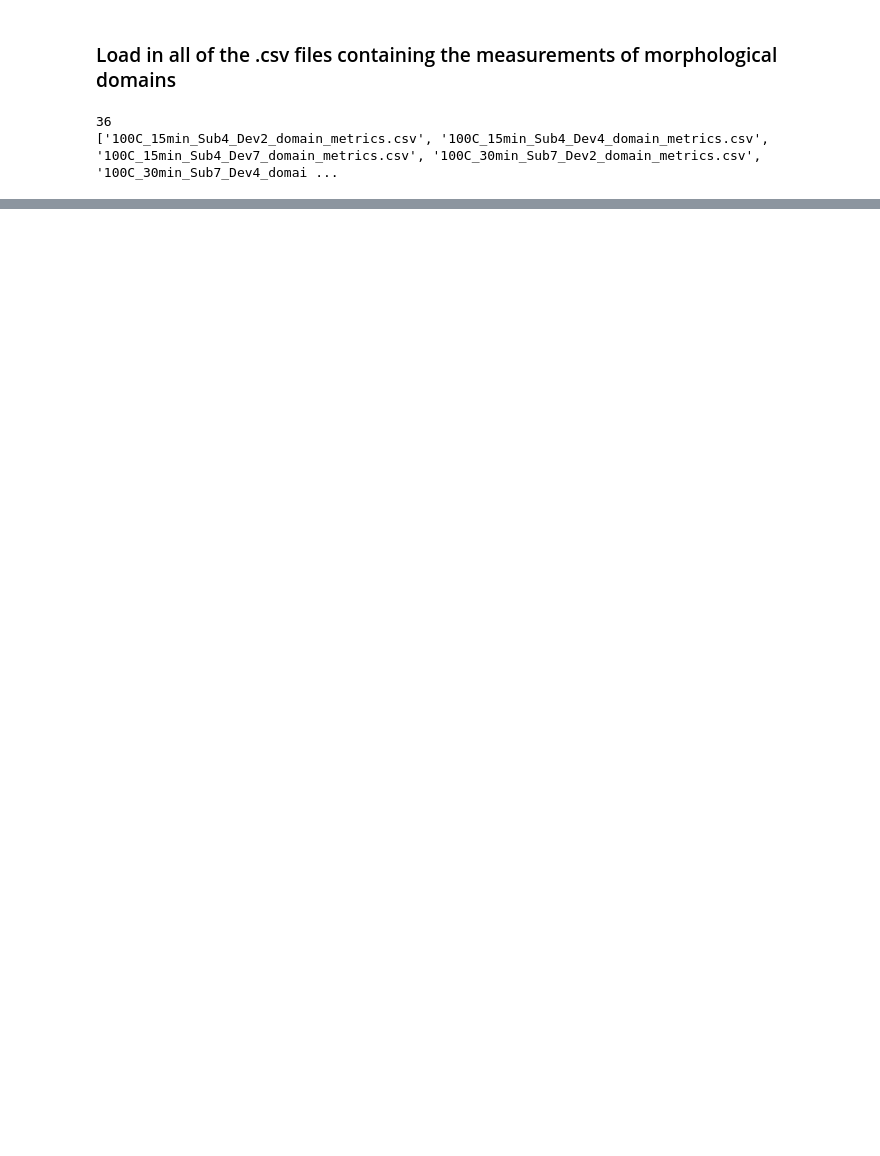
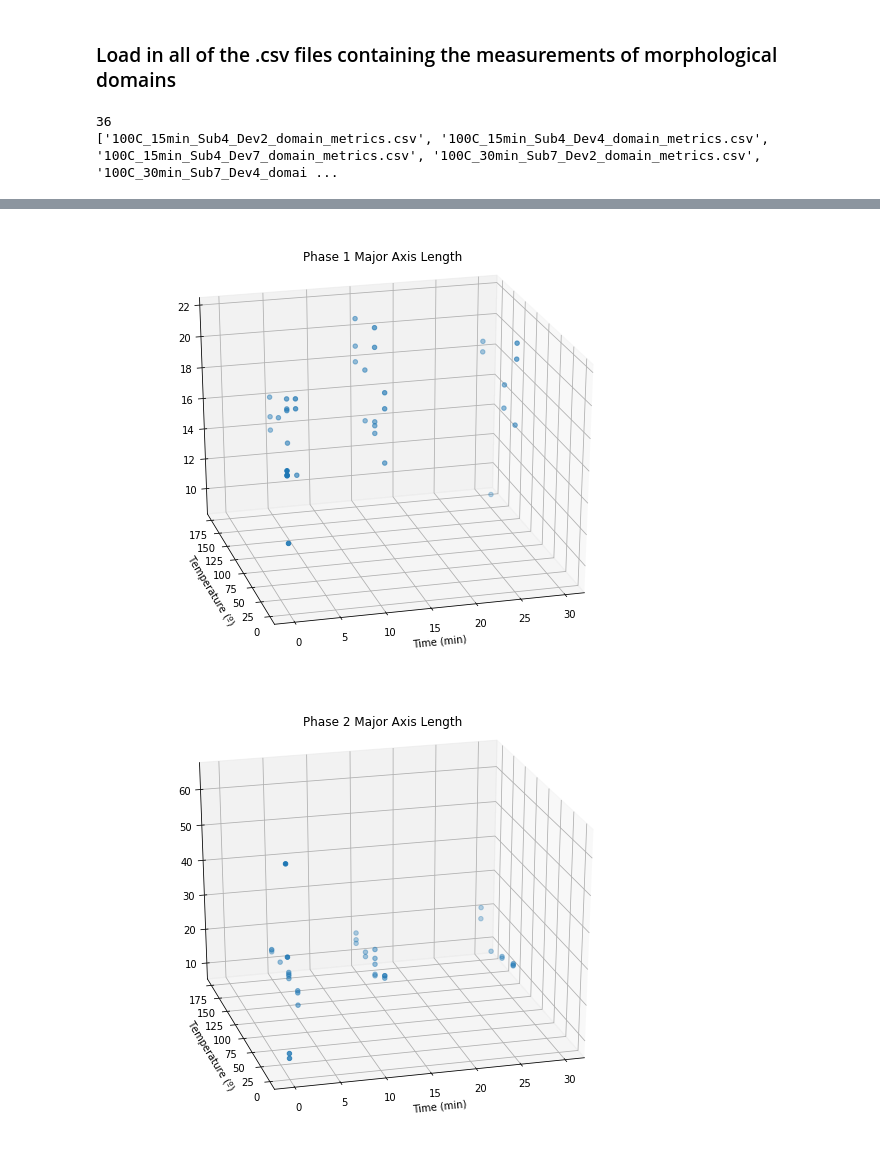
Before and after one commit to wesleyktatum/MatMAP, a Jupyter notebook: ipynb/OPV_morphology_trends.ipynb, the cells around one changed output, grey strips where cells are left out. Drawn from its saved outputs; the diff is of its cells as text; code cells hidden in the pictures; blank space fills up the shorter version.

```diff
--- a/ipynb/OPV_morphology_trends.ipynb
+++ b/ipynb/OPV_morphology_trends.ipynb
@@ -16,3 +21,6 @@ print (files)
 # %% [output]
 36
 ['100C_15min_Sub4_Dev2_domain_metrics.csv', '100C_15min_Sub4_Dev4_domain_metrics.csv', '100C_15min_Sub4_Dev7_domain_metrics.csv', '100C_30min_Sub7_Dev2_domain_metrics.csv', '100C_30min_Sub7_Dev4_domai ...
+# %%
+df = pd.read_csv(csv_file_path+files[0])
+df.head()
@@ -48,4 +42,0 @@ Phase3 = pd.DataFrame(columns = ['MajorAL_avg', 'MajorAL_stdev', 'MinorAL_avg',
-# %%
-temp_p1 = test[test['GMM_label'] == 1]
-temp_p2 = test[test['GMM_label'] == 2]
-temp_p3 = test[test['GMM_label'] == 3]
@@ -63,0 +184,39 @@ TypeError: Could not convert [165.76773808][168.7171211][91.90714495][65.0715406
+# %%
+x1 = Phase1['Anneal_time']
+y1 = Phase1['Anneal_temp']
+z1 = Phase1['MajorAL_avg']
+fig1 = plt.figure(figsize = (10,8))
+ax1 = plt.axes(projection = '3d')
+plt.xlabel('Time (min)')
+plt.ylabel('Temperature (º)')
+plt.title('Phase 1 Major Axis Length')
+ax1.scatter3D(x1,y1,z1)
+ax1.view_init(25, 255)
+plt.show()
+
+x2 = Phase2['Anneal_time']
+y2 = Phase2['Anneal_temp']
+z2 = Phase2['MajorAL_avg']
+fig2 = plt.figure(figsize = (10,8))
+ax2 = plt.axes(projection = '3d')
+plt.xlabel('Time (min)')
+plt.ylabel('Temperature (º)')
+plt.title('Phase 2 Major Axis Length')
+ax2.scatter3D(x2,y2,z2)
+ax2.view_init(25, 255)
+plt.show()
+
+x3 = Phase3['Anneal_time']
+y3 = Phase3['Anneal_temp']
+z3 = Phase3['MajorAL_avg']
+fig3 = plt.figure(figsize = (10,8))
+ax3 = plt.axes(projection = '3d')
+plt.xlabel('Time (min)')
+plt.ylabel('Temperature (º)')
+plt.title('Phase 3 Major Axis Length')
+ax3.scatter3D(x3,y3,z3)
+ax3.view_init(25, 255)
+plt.show()
+# %% [output]
+[figure, added]
+[figure, added]
```
Also changed, not shown: parts of 49 cells of this notebook, 8 other files.
